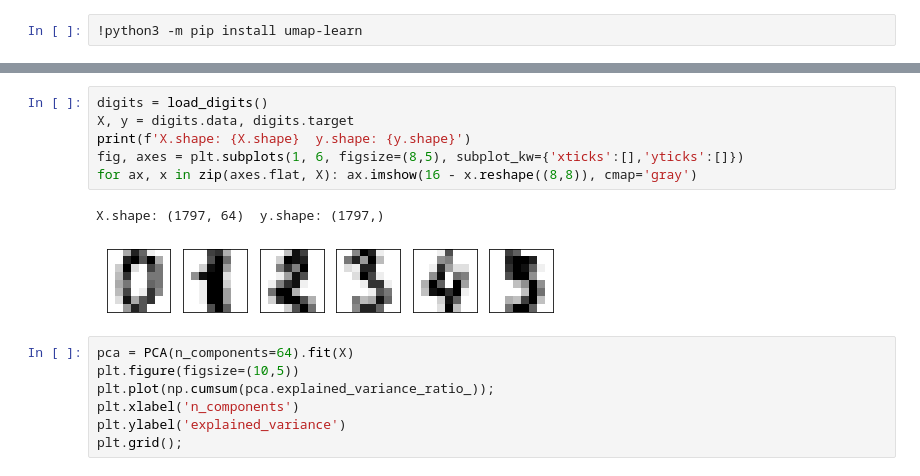
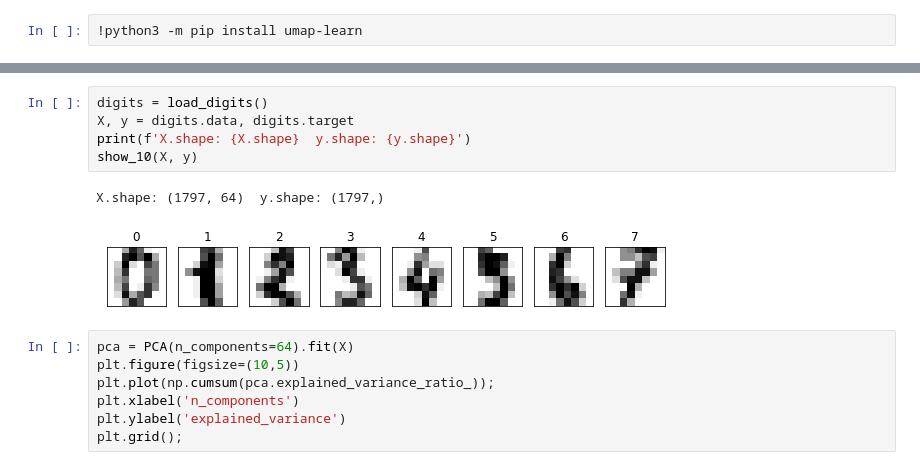
Before and after one commit to MitrofanovDmitry/study, a Jupyter notebook: practice/59 clustering/3.ipynb, the cells around one changed output, grey strips where cells are left out. Saved outputs shown, nothing was run; the diff lists cells and outputs as text.

```diff
--- a/practice/59 clustering/3.ipynb
+++ b/practice/59 clustering/3.ipynb
@@ -33,12 +118,11 @@ from sklearn.metrics import confusion_matrix
 # %%
 digits = load_digits()
 X, y = digits.data, digits.target
 print(f'X.shape: {X.shape}  y.shape: {y.shape}')
-fig, axes = plt.subplots(1, 6, figsize=(8,5), subplot_kw={'xticks':[],'yticks':[]})
-for ax, x in zip(axes.flat, X): ax.imshow(16 - x.reshape((8,8)), cmap='gray')
+show_10(X, y)
 # %% [output]
 X.shape: (1797, 64)  y.shape: (1797,)
-[figure, old version]
+[figure, new version]
 # %%
 pca = PCA(n_components=64).fit(X)
 plt.figure(figsize=(10,5))
```
Also changed, not shown: parts of 19 cells of this notebook, 1 other file.
